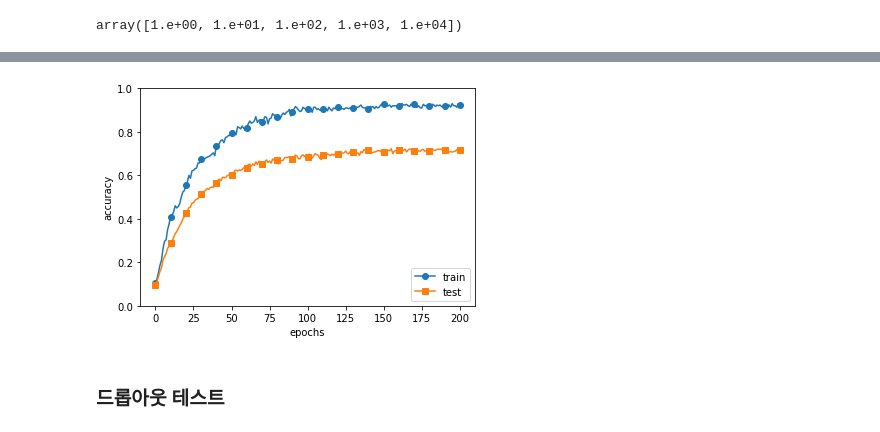
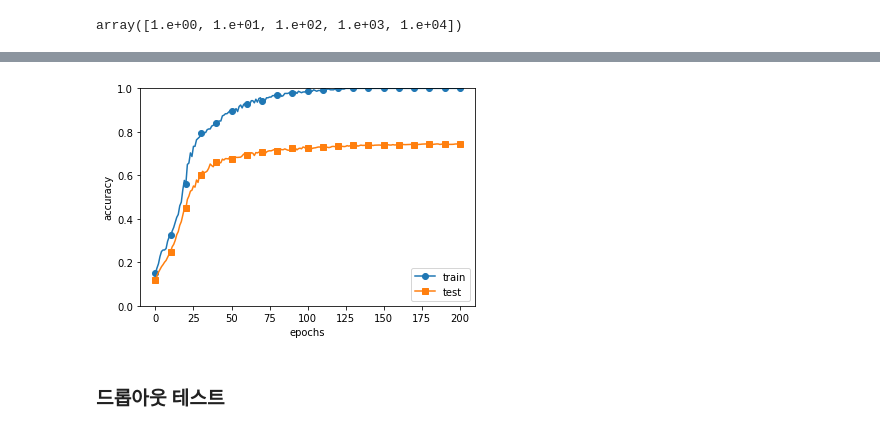
Before and after one commit to imguru-mooc/AI_intermediate, a Jupyter notebook: 밑바닥시리즈_1/ch06/ch06.ipynb, the cells around one changed output, grey strips where cells are left out. Cells and saved outputs as stored; diff of their text form; code cells hidden in the pictures.

```diff
--- a/밑바닥시리즈_1/ch06/ch06.ipynb
+++ b/밑바닥시리즈_1/ch06/ch06.ipynb
@@ -643,8 +652,8 @@ x_train = x_train[:300]
 t_train = t_train[:300]
 
 # weight decay（가중치 감쇠） 설정 =======================
-# weight_decay_lambda = 0 # weight decay를 사용하지 않을 경우
-weight_decay_lambda = 0.1
+weight_decay_lambda = 0 # weight decay를 사용하지 않을 경우
+# weight_decay_lambda = 0.1
 # ====================================================
 
 network = MultiLayerNet(input_size=784, hidden_size_list=[100, 100, 100, 100, 100, 100], output_size=10,
@@ -714,4 +723,4 @@ epoch:200, train acc:0.9233333333333333, test acc:0.7152
-[figure, old version]
+[figure, new version]
 # %% [markdown]
 ### 드롭아웃 테스트
 # %%
```
Also changed, not shown: parts of 10 cells of this notebook, 1 other file.
